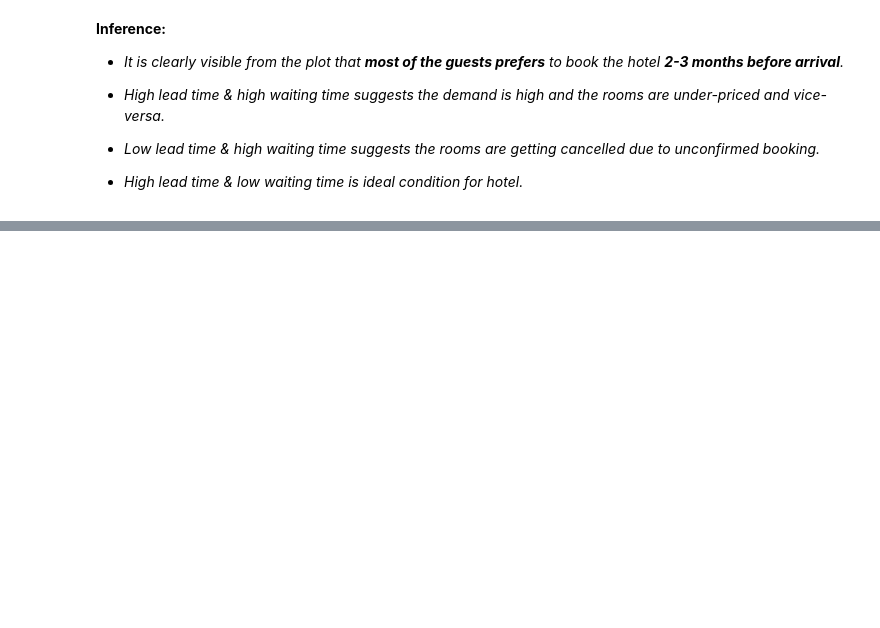
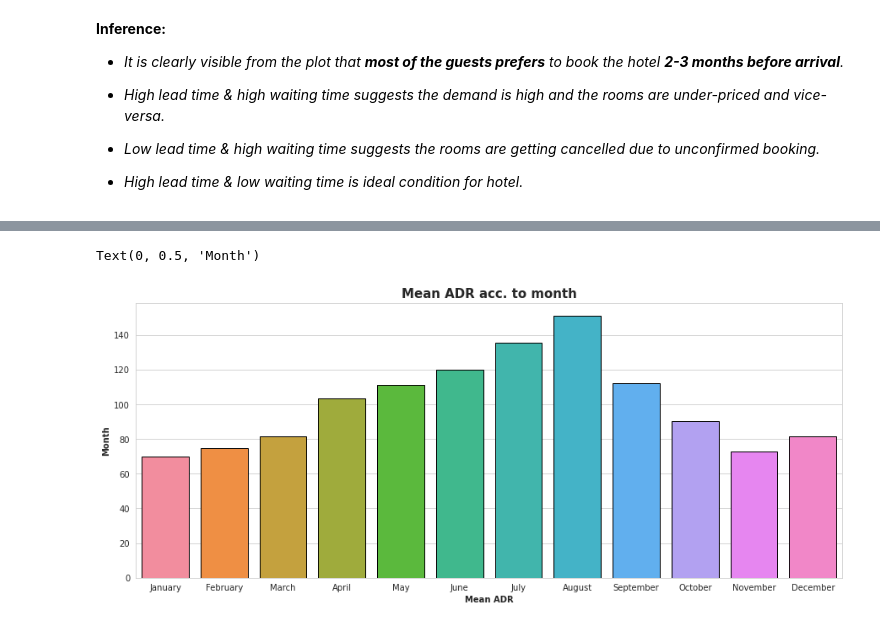
Before and after one commit to shrikantkute/EDA-Hotel-Booking, a Jupyter notebook: Hotel_Booking_EDA.ipynb, the cells around one changed output, grey strips where cells are left out. Cells and saved outputs as stored; diff of their text form; code cells hidden in the pictures; blank space fills up the shorter version.

```diff
--- a/Hotel_Booking_EDA.ipynb
+++ b/Hotel_Booking_EDA.ipynb
@@ -1190,0 +1187,5 @@ booking_count_greater_than_1000.style.background_gradient(cmap=cm)
+# %%
+# By Month
+mean_adr_by_month=hotel_df.groupby('arrival_date_month')['adr'].mean().sort_values(ascending=False).reset_index()
+mean_adr_by_month.rename(columns={'arrival_date_month':'month','adr':'Mean ADR of month'},inplace=True)
+mean_adr_by_month
@@ -1190,0 +1206,11 @@ booking_count_greater_than_1000.style.background_gradient(cmap=cm)
+# %%
+# Visualization:Bar Chart
+plt.figure(figsize=(15,6))
+sns.set_style('whitegrid')
+sns.barplot(x='month',y='Mean ADR of month',data=mean_adr_by_month,saturation=0.9,edgecolor='black')
+plt.title('Mean ADR acc. to month',weight='bold',fontsize=15)
+plt.xlabel('Mean ADR',weight='bold')
+plt.ylabel('Month',weight='bold')
+# %% [output]
+Text(0, 0.5, 'Month')
+[figure, added]
```
Also changed, not shown: parts of 21 cells of this notebook.
